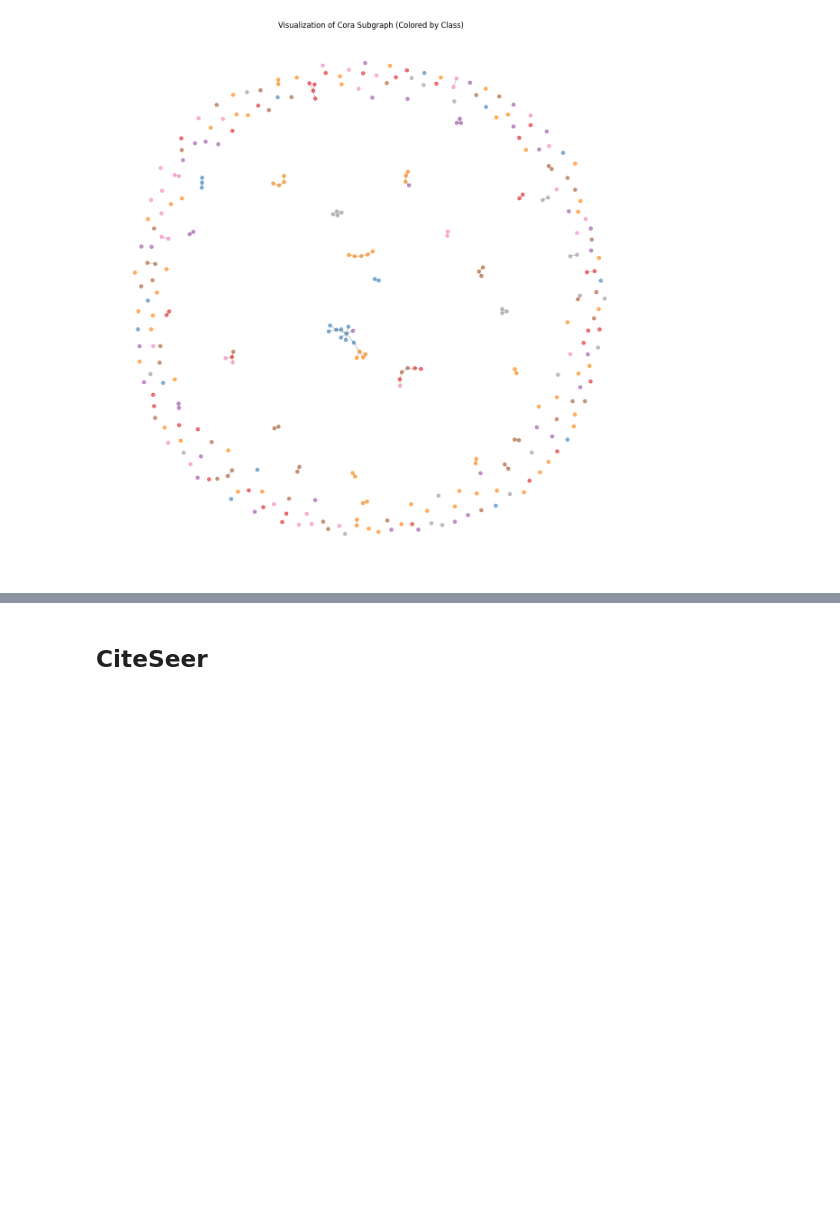
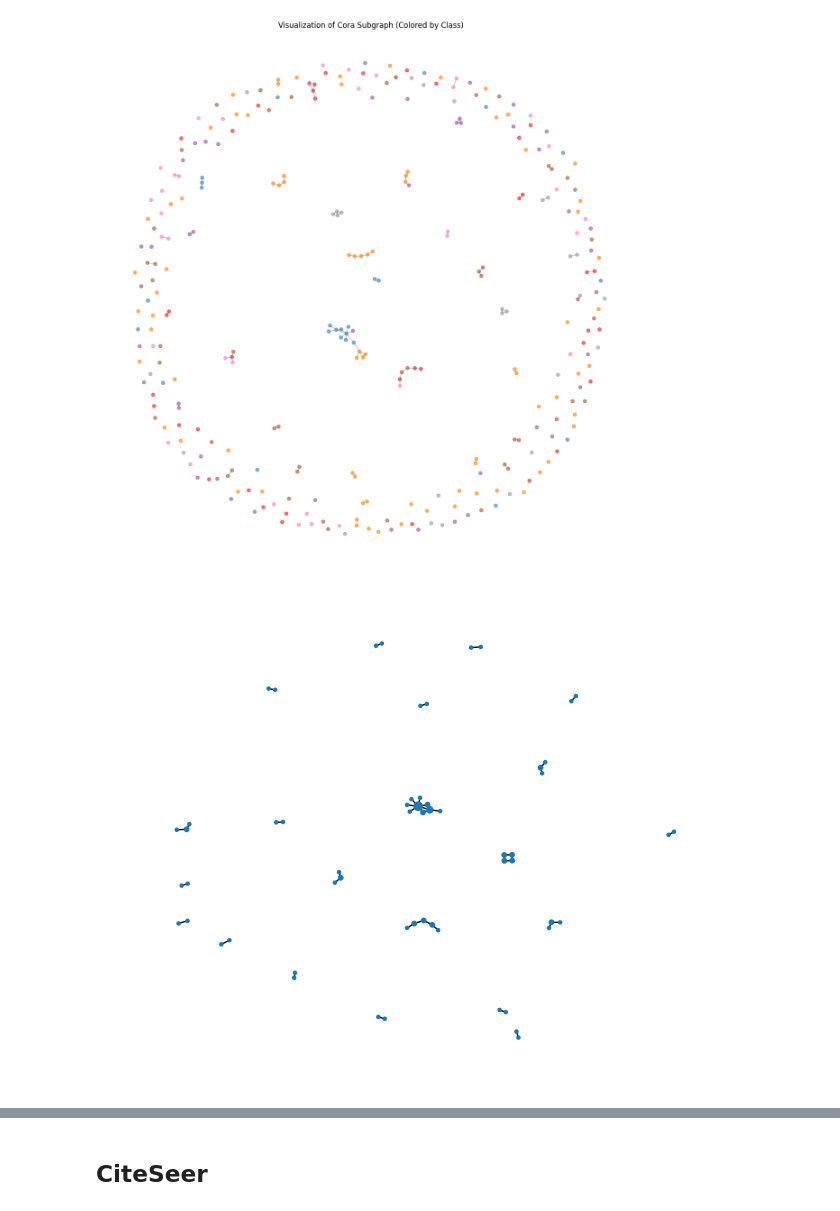
Before and after one commit to cs24d0002-jpg/graph_neural_networks, a Jupyter notebook: notebooks/EDA.ipynb, the cells around one changed output, grey strips where cells are left out. Drawn from its saved outputs; the diff is of its cells as text; code cells hidden in the pictures; blank space fills up the shorter version.

```diff
--- a/notebooks/EDA.ipynb
+++ b/notebooks/EDA.ipynb
@@ -97,3 +100,11 @@ plt.title('Visualization of Cora Subgraph (Colored by Class)')
 plt.show()
 # %% [output]
 [figure]
+# %%
+
+# Convert to NetworkX
+G = to_networkx(data, to_undirected=True)
+subgraph = G.subgraph(range(250,450))
+nx.draw(subgraph, node_size = [i*1000 for i in nx.degree_centrality(subgraph).values()])
+# %% [output]
+[figure, added]
```
Also changed, not shown: parts of 14 cells of this notebook, 6 other files.
